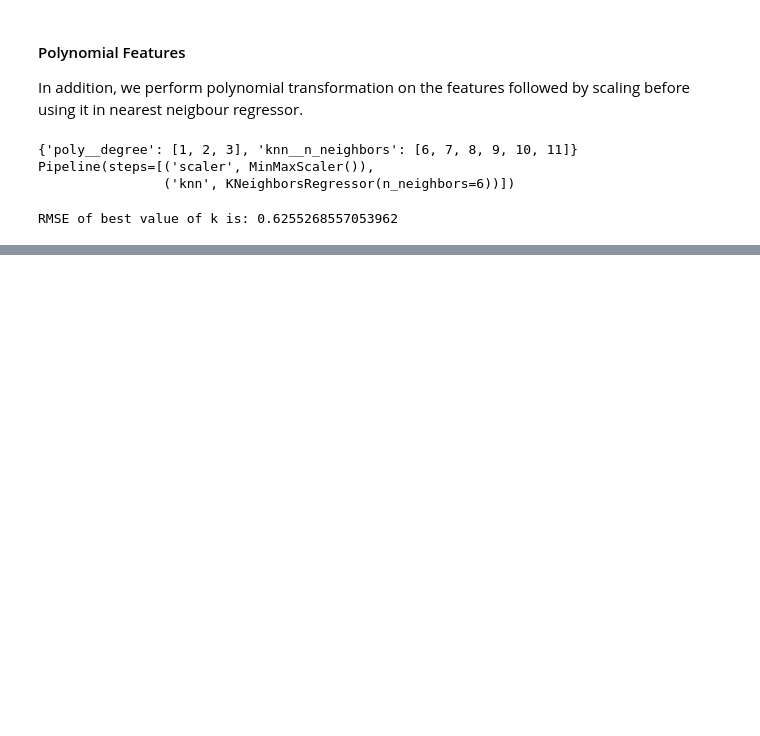
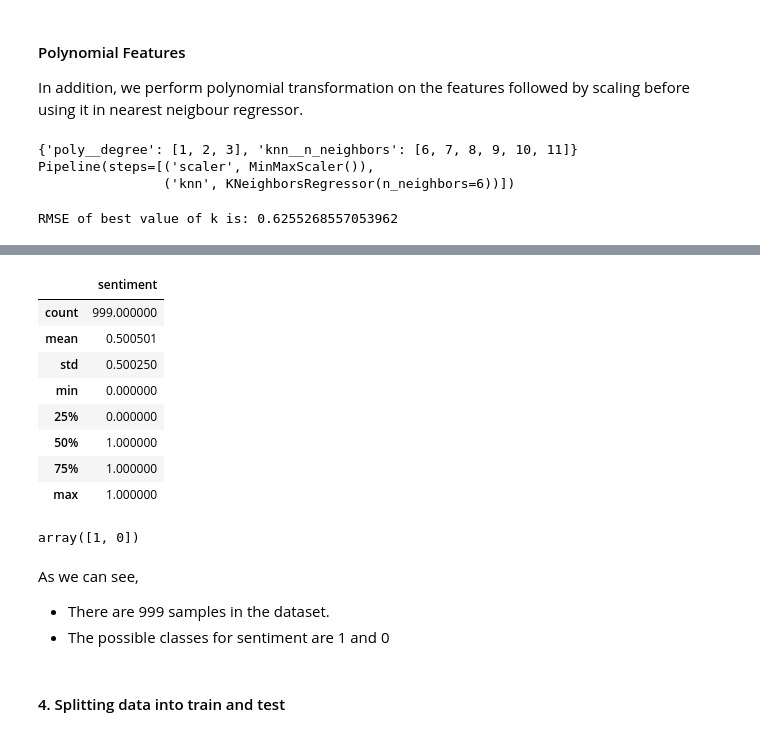
Before and after one commit to mourya96/IITM-Notes, a Jupyter notebook: MLP/Week_7.ipynb, the cells around one changed output, grey strips where cells are left out. Saved outputs shown, nothing was run; the diff lists cells and outputs as text; code cells hidden in the pictures; blank space fills up the shorter version.

```diff
--- a/MLP/Week_7.ipynb
+++ b/MLP/Week_7.ipynb
@@ -766,0 +1224,22 @@ RMSE of best value of k is: 0.6255268557053962
+# %%
+df.describe()
+# %% [output]
+|  | sentiment |
+| count | 999.000000 |
+| mean | 0.500501 |
+| std | 0.500250 |
+| min | 0.000000 |
+| 25% | 0.000000 |
+| 50% | 1.000000 |
+| 75% | 1.000000 |
+| max | 1.000000 |
+# %%
+df.loc[:, 'sentiment'].unique()
+# %% [output]
+array([1, 0])
+# %% [markdown]
+As we can see,
+- There are 999 samples in the dataset.
+- The possible classes for sentiment are 1 and 0
+# %% [markdown]
+#### 4. Splitting data into train and test
```
Also changed, not shown: parts of 95 cells of this notebook.
